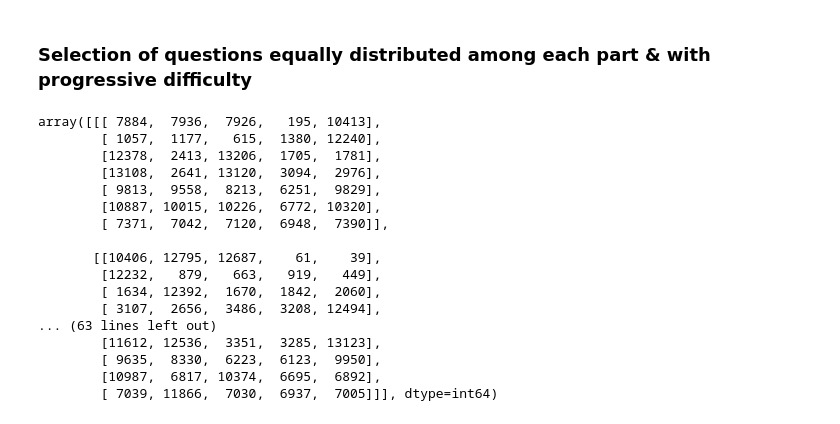
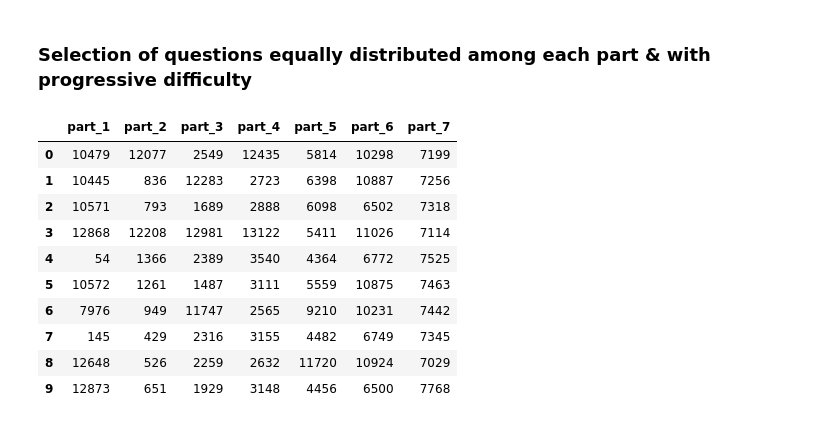
Before and after one commit to YohannD/riiid_final_project, a Jupyter notebook: notebooks/imen_textbook.ipynb, the cells around one changed output. Drawn from its saved outputs; the diff is of its cells as text; code cells hidden in the pictures.

```diff
--- a/notebooks/imen_textbook.ipynb
+++ b/notebooks/imen_textbook.ipynb
@@ -343,24 +352,33 @@ def get_training_path(df, number_of_sequences, n_quest):
 
     return X
 # %%
-evolutive_path = get_training_path(textbook, 10, 5)
+evolutive_path = get_training_path(textbook, 1, 10)
-# %%
-evolutive_path
-# %% [output]
-array([[[ 7884,  7936,  7926,   195, 10413],
-        [ 1057,  1177,   615,  1380, 12240],
-        [12378,  2413, 13206,  1705,  1781],
-        [13108,  2641, 13120,  3094,  2976],
-        [ 9813,  9558,  8213,  6251,  9829],
-        [10887, 10015, 10226,  6772, 10320],
-        [ 7371,  7042,  7120,  6948,  7390]],
-
-       [[10406, 12795, 12687,    61,    39],
-        [12232,   879,   663,   919,   449],
-        [ 1634, 12392,  1670,  1842,  2060],
-        [ 3107,  2656,  3486,  3208, 12494],
-... (63 lines left out)
-        [11612, 12536,  3351,  3285, 13123],
-        [ 9635,  8330,  6223,  6123,  9950],
-        [10987,  6817, 10374,  6695,  6892],
-        [ 7039, 11866,  7030,  6937,  7005]]], dtype=int64)
+# %%
+evolutive = pd.DataFrame(evolutive_path[0])\
+#.merge(pd.DataFrame(evolutive_path[1]), left_index=True, right_index=True)\
+#.merge(pd.DataFrame(evolutive_path[2]), left_index=True, right_index=True)\
+#.merge(pd.DataFrame(evolutive_path[3]), left_index=True, right_index=True)\
+#.merge(pd.DataFrame(evolutive_path[4]), left_index=True, right_index=True)\
+#.merge(pd.DataFrame(evolutive_path[5]), left_index=True, right_index=True)\
+#.merge(pd.DataFrame(evolutive_path[6]), left_index=True, right_index=True)\
+#.merge(pd.DataFrame(evolutive_path[7]), left_index=True, right_index=True)\
+#.merge(pd.DataFrame(evolutive_path[8]), left_index=True, right_index=True)\
+#.merge(pd.DataFrame(evolutive_path[9]), left_index=True, right_index=True)
+# %%
+evolutive = evolutive.T.reset_index(drop=True)
+# %%
+evolutive.columns = ['part_1','part_2','part_3','part_4','part_5','part_6','part_7']
+# %%
+evolutive
+# %% [output]
+|  | part_1 | part_2 | part_3 | part_4 | part_5 | part_6 | part_7 |
+| 0 | 10479 | 12077 | 2549 | 12435 | 5814 | 10298 | 7199 |
+| 1 | 10445 | 836 | 12283 | 2723 | 6398 | 10887 | 7256 |
+| 2 | 10571 | 793 | 1689 | 2888 | 6098 | 6502 | 7318 |
+| 3 | 12868 | 12208 | 12981 | 13122 | 5411 | 11026 | 7114 |
+| 4 | 54 | 1366 | 2389 | 3540 | 4364 | 6772 | 7525 |
+| 5 | 10572 | 1261 | 1487 | 3111 | 5559 | 10875 | 7463 |
+| 6 | 7976 | 949 | 11747 | 2565 | 9210 | 10231 | 7442 |
+| 7 | 145 | 429 | 2316 | 3155 | 4482 | 6749 | 7345 |
+| 8 | 12648 | 526 | 2259 | 2632 | 11720 | 10924 | 7029 |
+| 9 | 12873 | 651 | 1929 | 3148 | 4456 | 6500 | 7768 |
```
Also changed, not shown: parts of 10 cells of this notebook.
